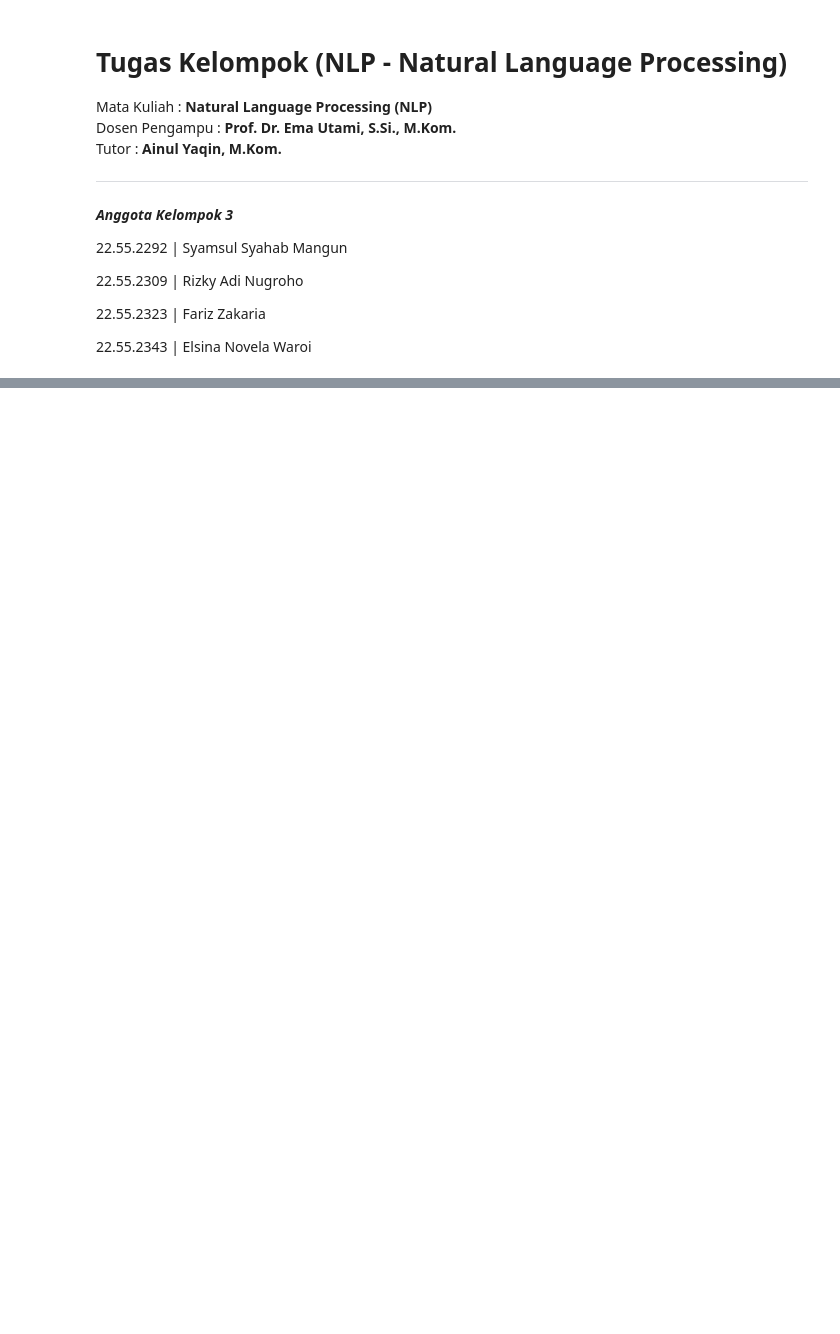
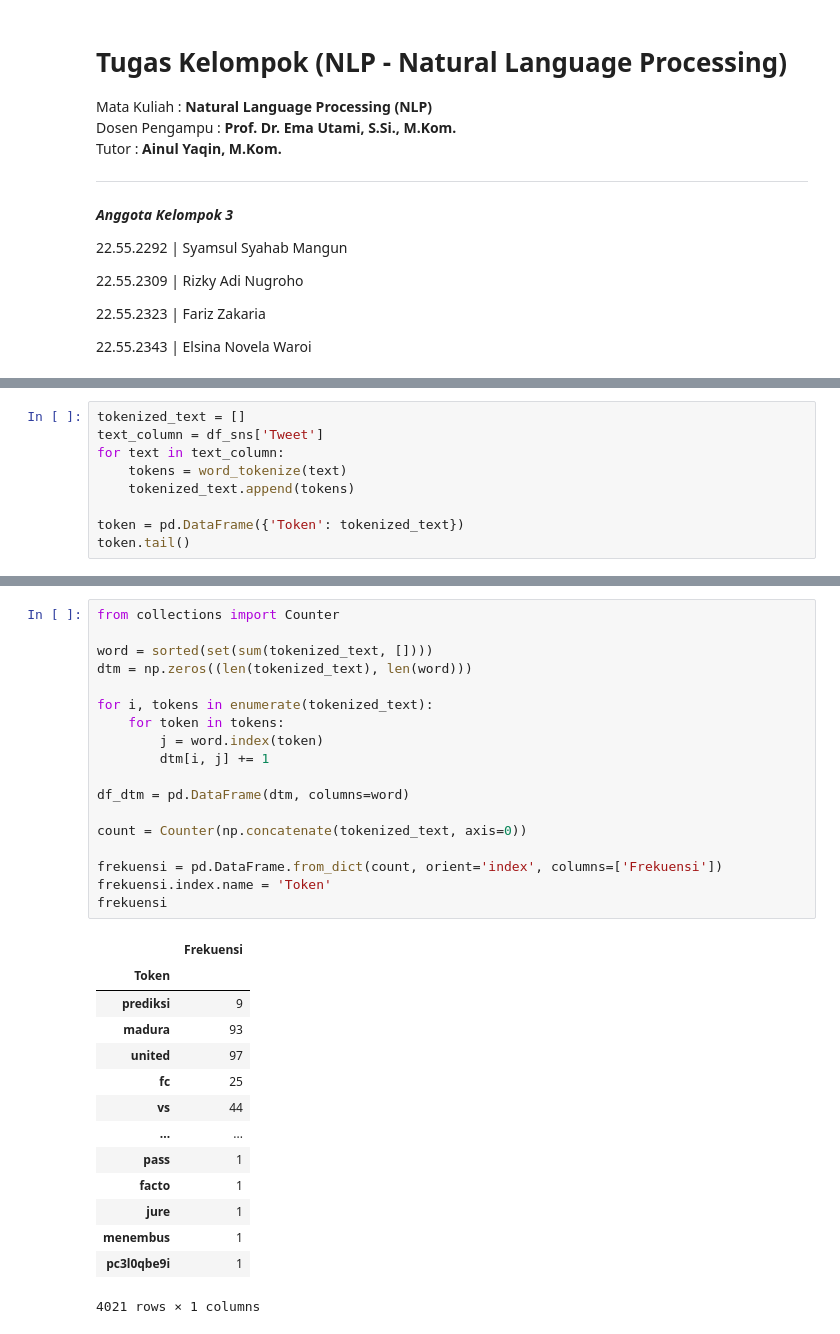
Before and after one commit to 11SyamSM/amikom, a Jupyter notebook: NLP_Kelompok3.ipynb, the cells around one changed output, grey strips where cells are left out. Saved outputs shown, nothing was run; the diff lists cells and outputs as text; blank space fills up the shorter version.

```diff
--- a/NLP_Kelompok3.ipynb
+++ b/NLP_Kelompok3.ipynb
@@ -111,0 +229,9 @@ tweets_df.to_csv('tweets.csv', index=False)
+# %%
+tokenized_text = []
+text_column = df_sns['Tweet']
+for text in text_column:
+    tokens = word_tokenize(text)
+    tokenized_text.append(tokens)
+
+token = pd.DataFrame({'Token': tokenized_text})
+token.tail()
@@ -111,0 +242,33 @@ tweets_df.to_csv('tweets.csv', index=False)
+# %%
+from collections import Counter
+
+word = sorted(set(sum(tokenized_text, [])))
+dtm = np.zeros((len(tokenized_text), len(word)))
+
+for i, tokens in enumerate(tokenized_text):
+    for token in tokens:
+        j = word.index(token)
+        dtm[i, j] += 1
+
+df_dtm = pd.DataFrame(dtm, columns=word)
+
+count = Counter(np.concatenate(tokenized_text, axis=0))
+
+frekuensi = pd.DataFrame.from_dict(count, orient='index', columns=['Frekuensi'])
+frekuensi.index.name = 'Token'
+frekuensi
+# %% [output]
+|  | Frekuensi |
+| Token |  |
+| prediksi | 9 |
+| madura | 93 |
+| united | 97 |
+| fc | 25 |
+| vs | 44 |
+| ... | ... |
+| pass | 1 |
+| facto | 1 |
+| jure | 1 |
+| menembus | 1 |
+| pc3l0qbe9i | 1 |
+4021 rows × 1 columns
```
Also changed, not shown: parts of 48 cells of this notebook.
